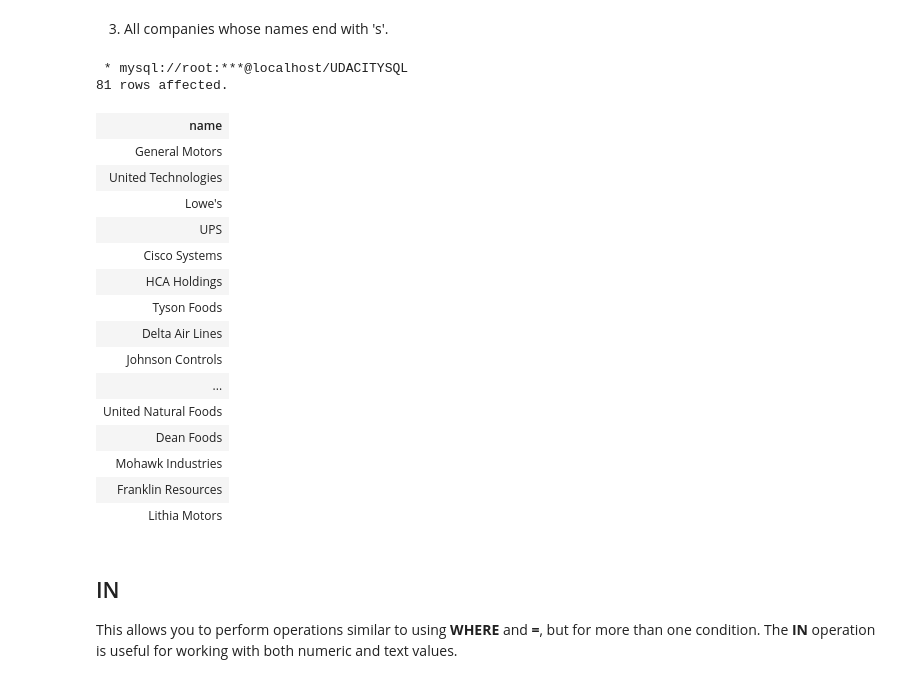
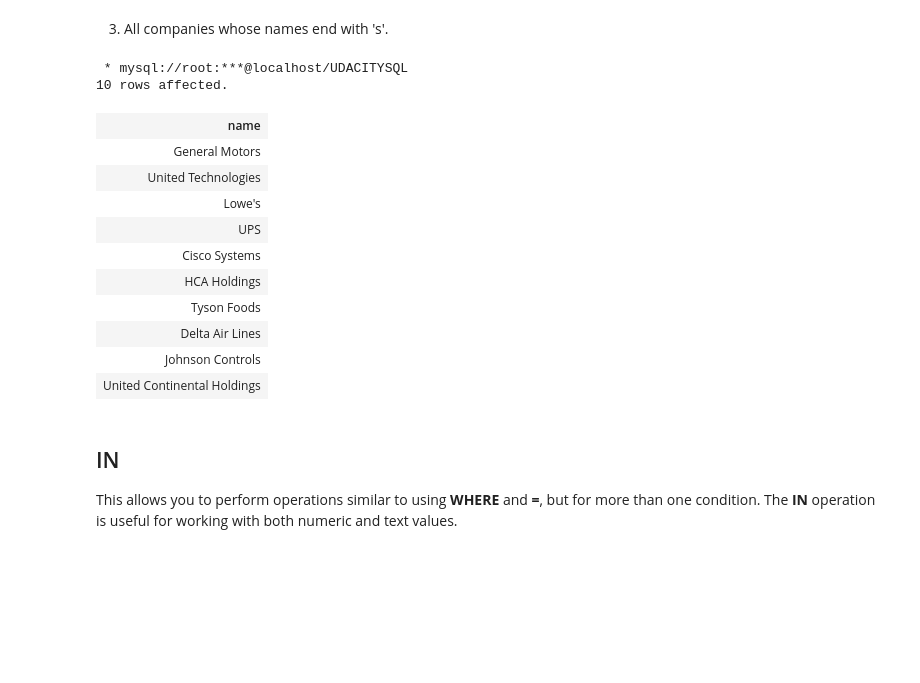
Before and after one commit to EmilyMaPe/SQL-for-Data-Analytics, a Jupyter notebook: BASIC SQL.ipynb, the cells around one changed output. Cells and saved outputs as stored; diff of their text form; code cells hidden in the pictures; blank space fills up the shorter version.

```diff
--- a/BASIC SQL.ipynb
+++ b/BASIC SQL.ipynb
@@ -388,28 +378,24 @@ SELECT name
 # %%
 %%sql
 
 SELECT name
     FROM accounts
-    WHERE name LIKE '%s';
+    WHERE name LIKE '%s'
+    LIMIT 10;
 # %% [output]
  * mysql://root:***@localhost/UDACITYSQL
-81 rows affected.
+10 rows affected.
 | name |
 | General Motors |
 | United Technologies |
 | Lowe's |
 | UPS |
 | Cisco Systems |
 | HCA Holdings |
 | Tyson Foods |
 | Delta Air Lines |
 | Johnson Controls |
-| ... |
-| United Natural Foods |
-| Dean Foods |
-| Mohawk Industries |
-| Franklin Resources |
-| Lithia Motors |
+| United Continental Holdings |
 # %% [markdown]
 ## IN
 This allows you to perform operations similar to using **WHERE** and **=**, but for more than one condition. The **IN** operation is useful for working with both numeric and text values.
```
Also changed, not shown: parts of 3 cells of this notebook.
